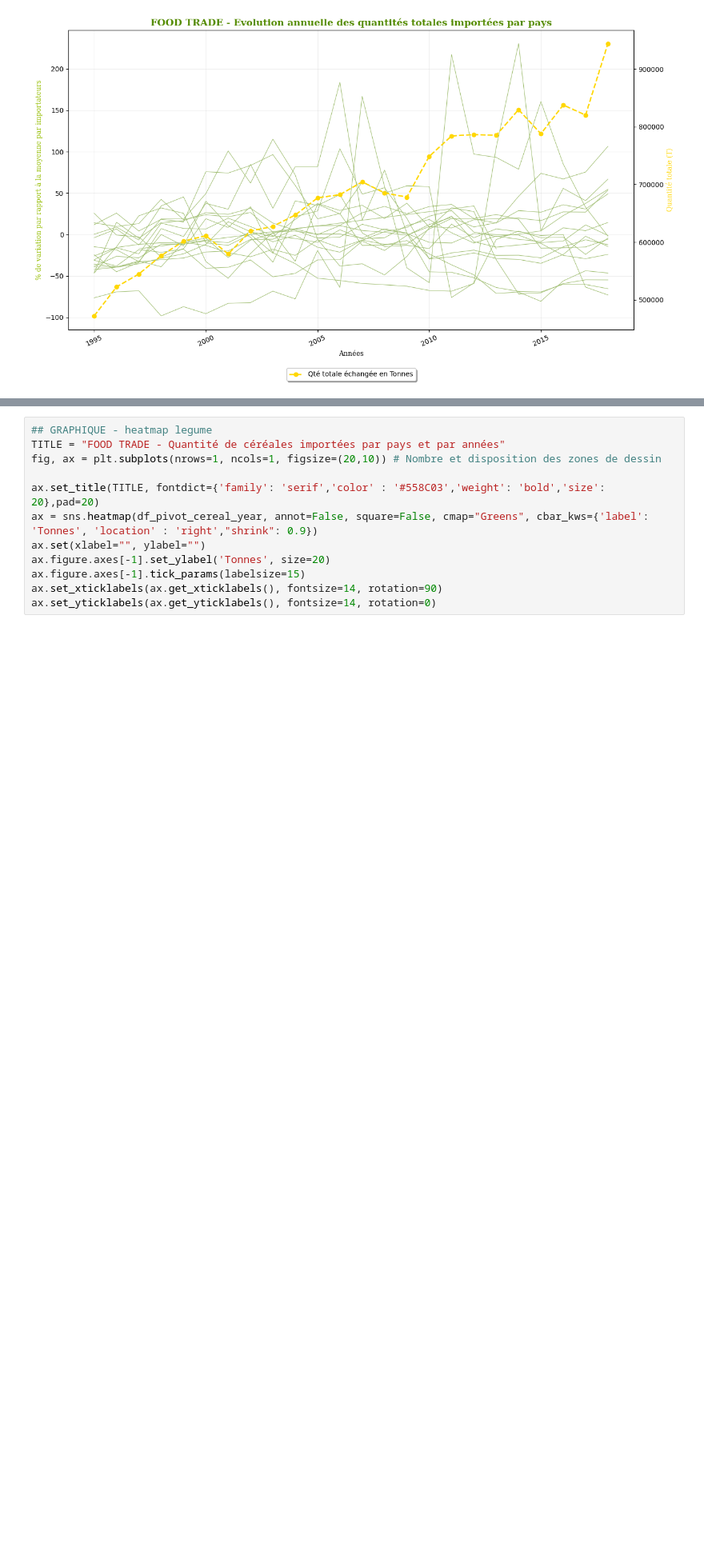
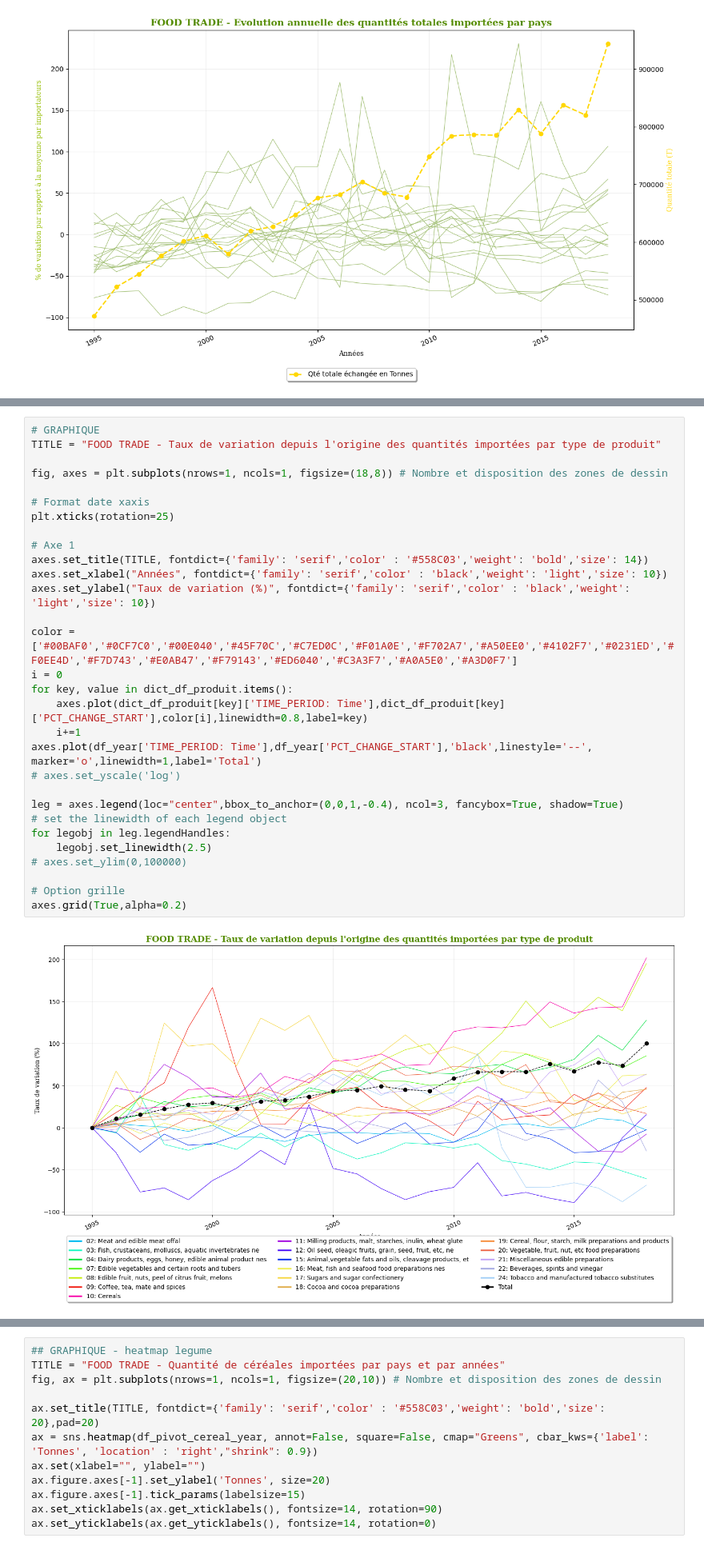
Before and after one commit to sloutmyv/DatavizPacific2023, a Jupyter notebook: 20230906_DC23_trade_food.ipynb, the cells around one changed output, grey strips where cells are left out. Shown at 80% size. Drawn from its saved outputs; the diff is of its cells as text; blank space fills up the shorter version.

```diff
--- a/20230906_DC23_trade_food.ipynb
+++ b/20230906_DC23_trade_food.ipynb
@@ -541,3 +439,35 @@ axes.grid(True,alpha=0.2)
+# %%
+# GRAPHIQUE
+TITLE = "FOOD TRADE - Taux de variation depuis l'origine des quantités importées par type de produit"
+
+fig, axes = plt.subplots(nrows=1, ncols=1, figsize=(18,8)) # Nombre et disposition des zones de dessin
+
+# Format date xaxis
+plt.xticks(rotation=25)
+
+# Axe 1
+axes.set_title(TITLE, fontdict={'family': 'serif','color' : '#558C03','weight': 'bold','size': 14})
+axes.set_xlabel("Années", fontdict={'family': 'serif','color' : 'black','weight': 'light','size': 10})
+axes.set_ylabel("Taux de variation (%)", fontdict={'family': 'serif','color' : 'black','weight': 'light','size': 10})
+
+color = ['#00BAF0','#0CF7C0','#00E040','#45F70C','#C7ED0C','#F01A0E','#F702A7','#A50EE0','#4102F7','#0231ED','#F0EE4D','#F7D743','#E0AB47','#F79143','#ED6040','#C3A3F7','#A0A5E0','#A3D0F7']
+i = 0
+for key, value in dict_df_produit.items():
+    axes.plot(dict_df_produit[key]['TIME_PERIOD: Time'],dict_df_produit[key]['PCT_CHANGE_START'],color[i],linewidth=0.8,label=key)
+    i+=1
+axes.plot(df_year['TIME_PERIOD: Time'],df_year['PCT_CHANGE_START'],'black',linestyle='--', marker='o',linewidth=1,label='Total')
+# axes.set_yscale('log')
+
+leg = axes.legend(loc="center",bbox_to_anchor=(0,0,1,-0.4), ncol=3, fancybox=True, shadow=True)
+# set the linewidth of each legend object
+for legobj in leg.legendHandles:
+    legobj.set_linewidth(2.5)
+# axes.set_ylim(0,100000)
+
+# Option grille
+axes.grid(True,alpha=0.2)
+# %% [output]
+[figure, added]
 # %%
 df_cereal = df_net[df_net['COMMODITY: Commodity']=='10: Cereals']
 df_cereal_year = df_cereal.groupby(['IMPORTER: Importer','TIME_PERIOD: Time'], as_index=False).agg({'OBS_VALUE': 'sum'})
```
Also changed, not shown: parts of 23 cells of this notebook.
